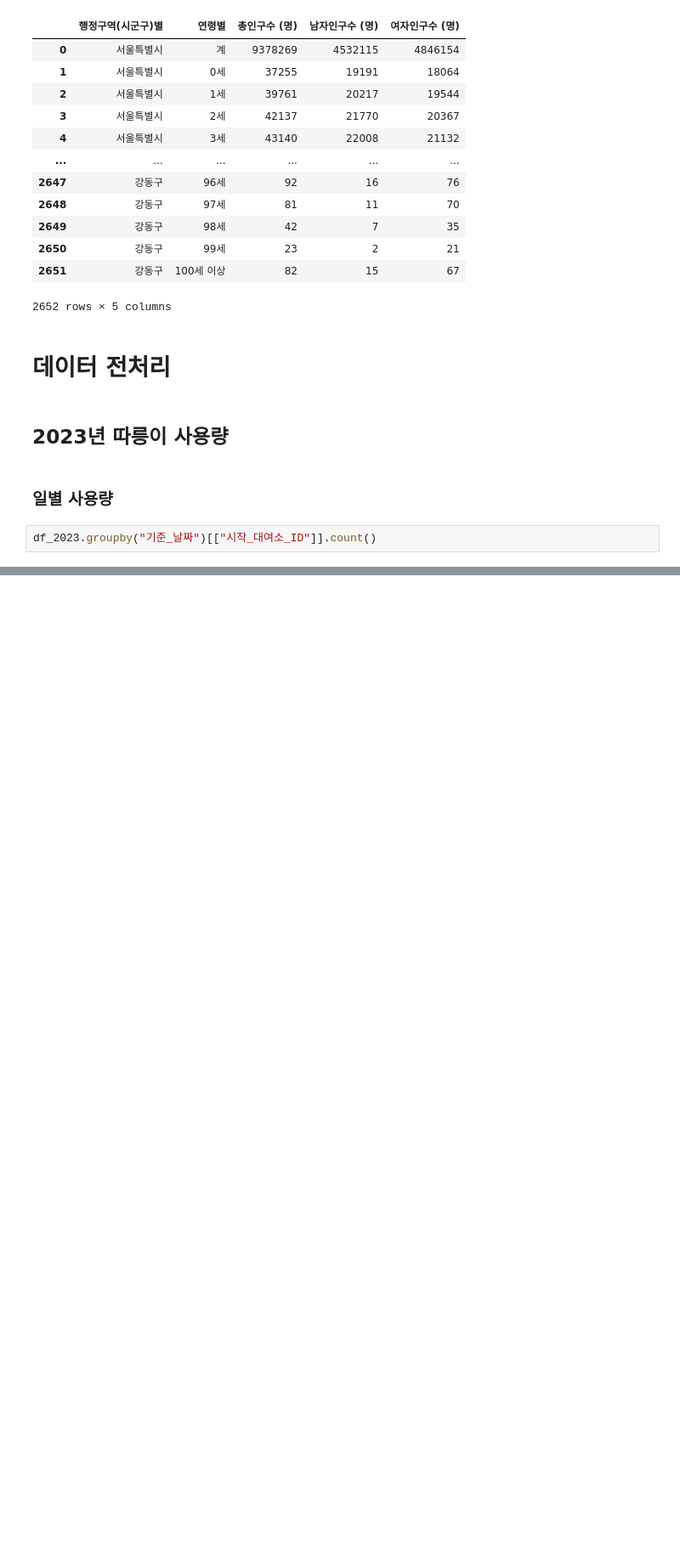
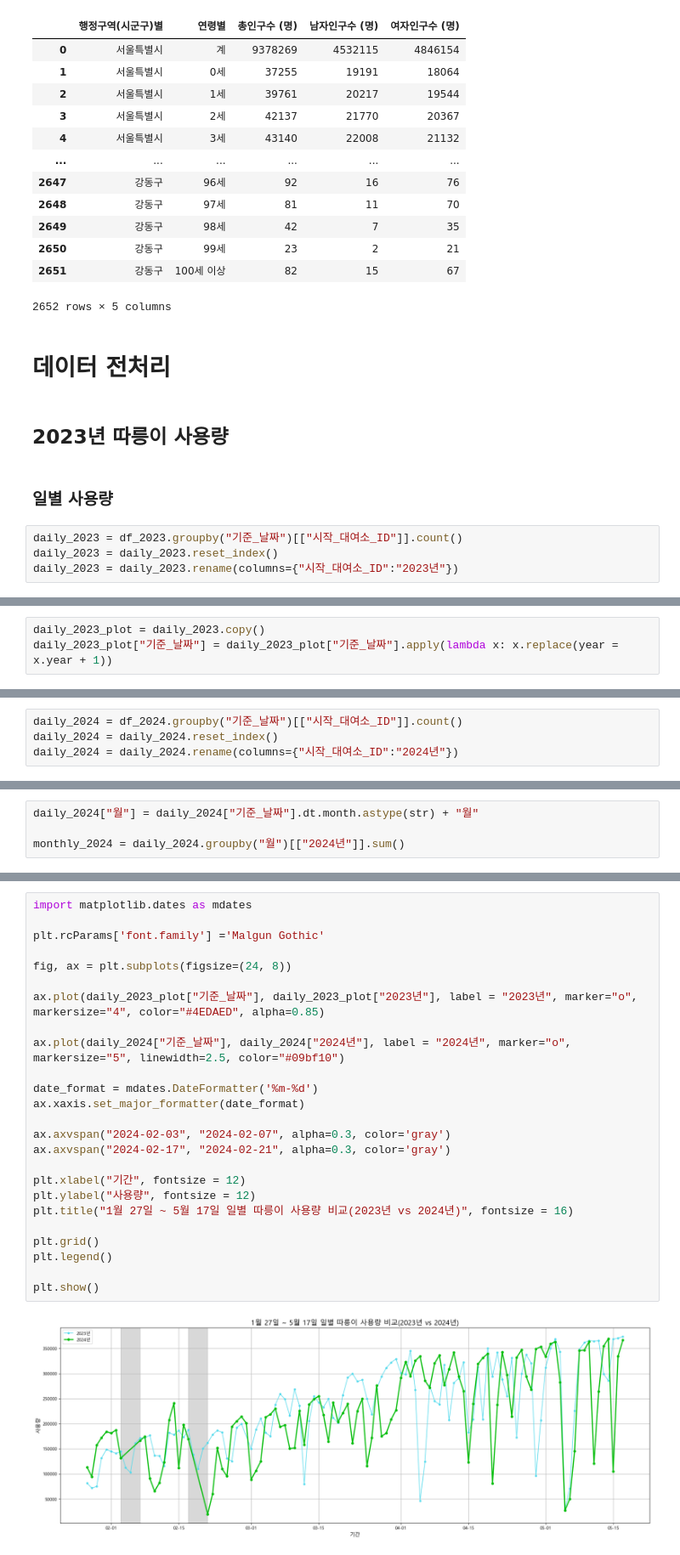
Before and after one commit to LeeShawnhun/bigdata_termproject, a Jupyter notebook: 빅데이터분석(가)_텀프로젝트.ipynb, the cells around one changed output, grey strips where cells are left out. Shown at 85% size. Saved outputs shown, nothing was run; the diff lists cells and outputs as text; blank space fills up the shorter version.

```diff
--- a/빅데이터분석(가)_텀프로젝트.ipynb
+++ b/빅데이터분석(가)_텀프로젝트.ipynb
@@ -169,4 +204,6 @@ pd.read_csv("./data/인구 데이터/2024년_4월_주민등록인구.csv", encod
 # %% [markdown]
 ### 일별 사용량
 # %%
-df_2023.groupby("기준_날짜")[["시작_대여소_ID"]].count()
+daily_2023 = df_2023.groupby("기준_날짜")[["시작_대여소_ID"]].count()
+daily_2023 = daily_2023.reset_index()
+daily_2023 = daily_2023.rename(columns={"시작_대여소_ID":"2023년"})
@@ -187,0 +210,3 @@ df_2023.groupby("기준_날짜")[["시작_대여소_ID"]].count()
+# %%
+daily_2023_plot = daily_2023.copy()
+daily_2023_plot["기준_날짜"] = daily_2023_plot["기준_날짜"].apply(lambda x: x.replace(year = x.year + 1))
@@ -187,0 +227,4 @@ df_2023.groupby("기준_날짜")[["시작_대여소_ID"]].count()
+# %%
+daily_2024 = df_2024.groupby("기준_날짜")[["시작_대여소_ID"]].count()
+daily_2024 = daily_2024.reset_index()
+daily_2024 = daily_2024.rename(columns={"시작_대여소_ID":"2024년"})
@@ -187,0 +233,4 @@ df_2023.groupby("기준_날짜")[["시작_대여소_ID"]].count()
+# %%
+daily_2024["월"] = daily_2024["기준_날짜"].dt.month.astype(str) + "월"
+
+monthly_2024 = daily_2024.groupby("월")[["2024년"]].sum()
@@ -187,0 +285,27 @@ df_2023.groupby("기준_날짜")[["시작_대여소_ID"]].count()
+# %%
+import matplotlib.dates as mdates
+
+plt.rcParams['font.family'] ='Malgun Gothic'
+
+fig, ax = plt.subplots(figsize=(24, 8))
+
+ax.plot(daily_2023_plot["기준_날짜"], daily_2023_plot["2023년"], label = "2023년", marker="o", markersize="4", color="#4EDAED", alpha=0.85)
+
+ax.plot(daily_2024["기준_날짜"], daily_2024["2024년"], label = "2024년", marker="o", markersize="5", linewidth=2.5, color="#09bf10")
+
+date_format = mdates.DateFormatter('%m-%d')
+ax.xaxis.set_major_formatter(date_format)
+
+ax.axvspan("2024-02-03", "2024-02-07", alpha=0.3, color='gray')
+ax.axvspan("2024-02-17", "2024-02-21", alpha=0.3, color='gray')
+
+plt.xlabel("기간", fontsize = 12)
+plt.ylabel("사용량", fontsize = 12)
+plt.title("1월 27일 ~ 5월 17일 일별 따릉이 사용량 비교(2023년 vs 2024년)", fontsize = 16)
+
+plt.grid()
+plt.legend()
+
+plt.show()
+# %% [output]
+[figure, added]
```
Also changed, not shown: parts of 24 cells of this notebook, 2 other files.
